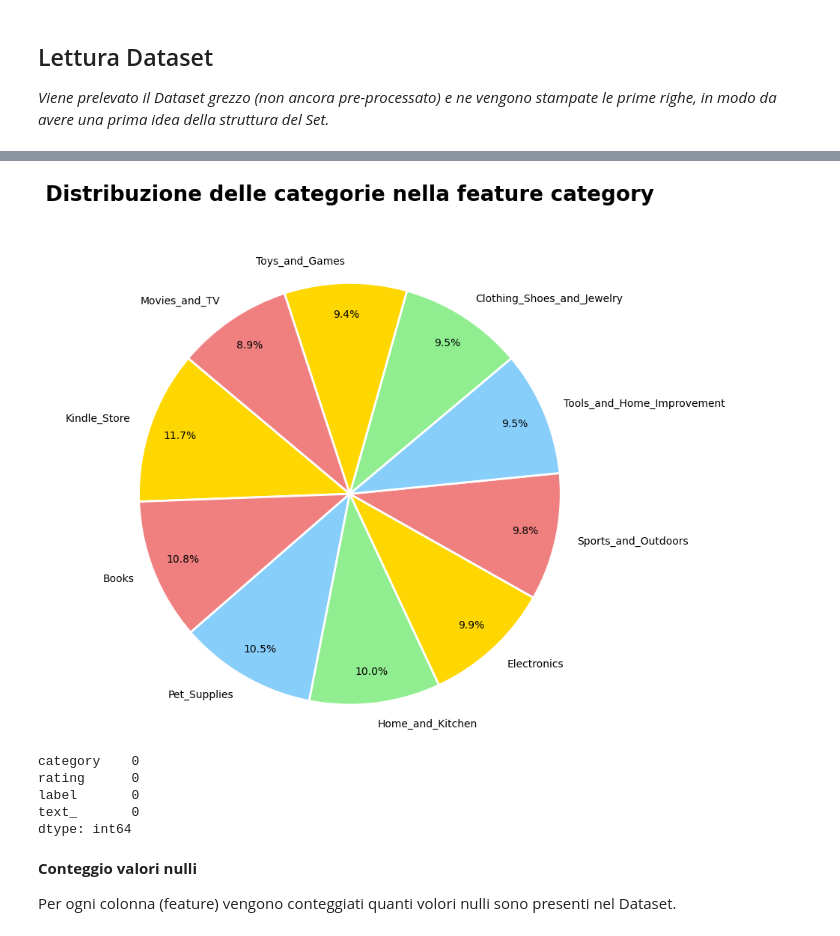
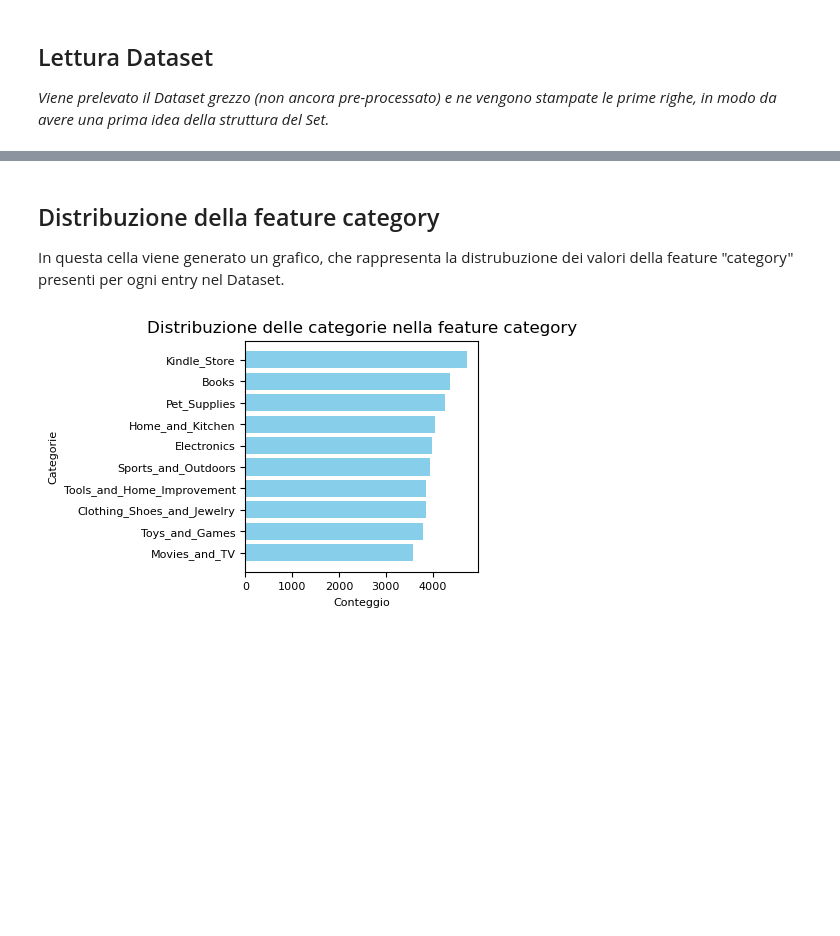
Before and after one commit to DomenicoAnzalone/FakeReviewDetection, a Jupyter notebook: src/ml_workflow/data_presentation.ipynb, the cells around one changed output, grey strips where cells are left out. Cells and saved outputs as stored; diff of their text form; code cells hidden in the pictures; blank space fills up the shorter version.

```diff
--- a/src/ml_workflow/data_presentation.ipynb
+++ b/src/ml_workflow/data_presentation.ipynb
@@ -42,0 +39,3 @@ raw_dataset['category'] = raw_dataset['category'].str.replace(r'_5$', '', regex=
+# %%
+raw_dataset['length'] = raw_dataset['text_'].apply(len)
+raw_dataset.head()
@@ -93,34 +128,25 @@ plt.show()
+# %% [markdown]
+## Distribuzione della feature category
+
+In questa cella viene generato un grafico, che rappresenta la distrubuzione dei valori della feature "category" presenti per ogni entry nel Dataset.
 # %%
 # Sostituisci 'category' con il nome effettivo della tua feature
 feature_da_visualizzare = 'category'
 
 # Calcola la distribuzione dei valori nella feature "category"
 conteggio_categorie = raw_dataset[feature_da_visualizzare].value_counts()
 
-# Crea un array di colori per il grafico a torta
-colors = ['gold', 'lightcoral', 'lightskyblue', 'lightgreen']
-
-# Crea il grafico a torta
-plt.figure(figsize=(8, 8))
-plt.pie(conteggio_categorie, labels=conteggio_categorie.index, autopct='%1.1f%%', startangle=140,
-        colors=colors, wedgeprops={'linewidth': 2, 'edgecolor': 'white'},
-        labeldistance=1.1, pctdistance=0.85)
-plt.title(f'Distribuzione delle categorie nella feature {feature_da_visualizzare}', fontweight='bold',fontsize=20,pad=60)
-plt.axis('equal')
+# Crea il grafico a barre orizzontali
+plt.figure(figsize=(3, 3))  # Ajusta le dimensioni del grafico come necessario
+plt.barh(conteggio_categorie.index, conteggio_categorie, color='skyblue')
+plt.xlabel('Conteggio', fontsize=8)  # Riduzione della dimensione del testo per gli assi
+plt.ylabel('Categorie', fontsize=8)  # Riduzione della dimensione del testo per gli assi
+plt.title(f'Distribuzione delle categorie nella feature {feature_da_visualizzare}', fontsize=12)  # Riduzione della dimensione del testo per il titolo
+plt.xticks(fontsize=8)  # Riduzione della dimensione del testo per le etichette dell'asse X
+plt.yticks(fontsize=8)  # Riduzione della dimensione del testo per le etichette dell'asse Y
+plt.gca().invert_yaxis()  # Inverte l'asse Y per mostrare la barra più lunga in alto
 
 # Mostra il grafico
 plt.show()
 # %% [output]
-[figure, old version]
+[figure, new version]
-# %%
-raw_dataset.isnull().sum()
-# %% [output]
-category    0
-rating      0
-label       0
-text_       0
-dtype: int64
-# %% [markdown]
-**Conteggio valori nulli**
-
-Per ogni colonna (feature) vengono conteggiati quanti volori nulli sono presenti nel Dataset.
```
Also changed, not shown: parts of 21 cells of this notebook.
